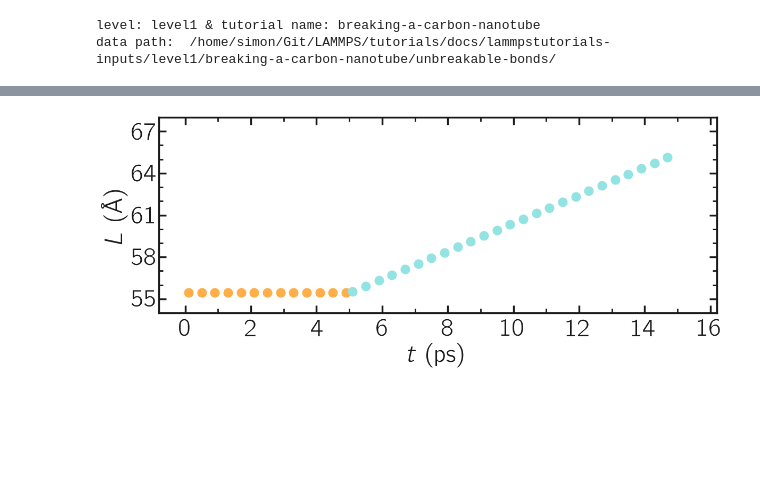
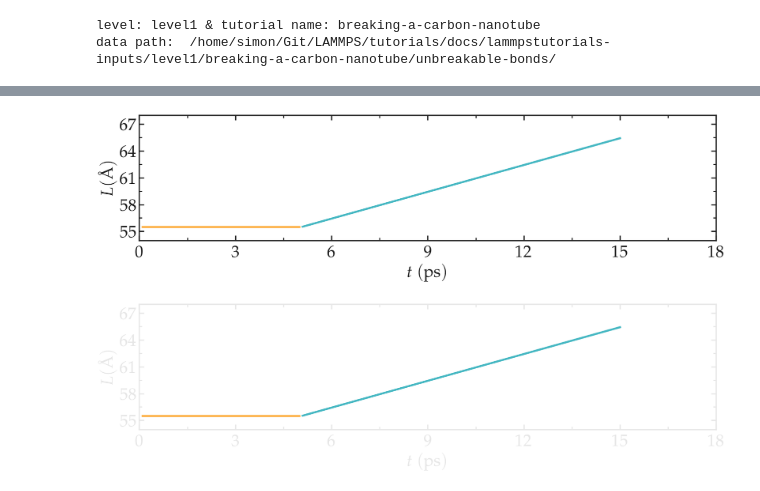
Before and after one commit to lammpstutorials/lammpstutorials.github.io, a Jupyter notebook: docs/sphinx/source/tutorials/figures/level1/breaking-a-carbon-nanotube/length-unbreakable-pyplot.ipynb, the cells around one changed output, grey strips where cells are left out. Saved outputs shown, nothing was run; the diff lists cells and outputs as text; code cells hidden in the pictures; blank space fills up the shorter version.

Commit message:
adjust figure creation to new pyplot scripts

```diff
--- a/docs/sphinx/source/tutorials/figures/level1/breaking-a-carbon-nanotube/length-unbreakable-pyplot.ipynb
+++ b/docs/sphinx/source/tutorials/figures/level1/breaking-a-carbon-nanotube/length-unbreakable-pyplot.ipynb
@@ -50,19 +28,26 @@ for mode, mygray in zip(['light', 'dark'], [colors["mylightgray"], colors["mydar
-# %%
-filename = "length-unbreakable-article"
-mode = 'light'
-mygray = colors["mylightgray"]
-fig = prepare_figure(mode, transparency = False, desired_figsize=(12,5), serif=False)
-ax, n, l_tot, c_tot = [], 0, 1, 1
-n += 1
-ax.append(plt.subplot(l_tot, c_tot, n))
-#line = np.arange(50, 70, 0.1)
-#ax[-1].plot(line*0+5, line, '--', color=mygray, linewidth=3.5)
-ax[-1].plot(time_0[::4], length_0[::4], 'o', color=colors["myorange"], markersize=12, linewidth=3.5)
-ax[-1].plot(time_1[::4], length_1[::4], 'o', color=colors["unisoncyan"], markersize=12, linewidth=3.5)
-complete_panel(ax[-1], r'$t ~ \mathrm{(ps)}$', r'$L ~ \mathrm{(\AA{})}$',
-                legend=False, axis_color=mygray, locator_y=3, xpad=8)
-set_boundaries(plt, x_ticks=np.arange(0, 18, 2), y_ticks=np.arange(55, 68, 3),
-                x_boundaries=(-0.8, 16.2), y_boundaries=(54, 68))
-save_figure(plt, fig, mode, git_path, path_figures, filename)
-# %% [output]
-[figure, removed]
+# %%
+filename = "length-unbreakable"
+for dark_mode in [False, True]:
+
+    # Initialise figure
+    myplt = PltTools()
+    myplt.prepare_figure(fig_size = (18,5), dark_mode = dark_mode,
+                        transparency = True, use_serif=True)
+    # Panel 1
+    myplt.add_panel()
+    #myplt.add_plot(y = force_0[::4], x = length_0[::4], type = "plot",
+    #                marker = "o", data_color = 1, markersize = 12)
+    myplt.add_plot(y = length_0, x = time_0, type = "plot",
+                    marker = "-", data_color = 1, markersize = 12)
+    myplt.add_plot(y = length_1, x = time_1, type = "plot",
+                    marker = "-", data_color = 0, markersize = 12)
+    myplt.complete_panel(ylabel = r'$L \mathrm{(\AA)}$',
+                            xlabel = r'$t ~ \mathrm{(ps)}$',
+                            xpad = 10, legend=False)
+    myplt.set_boundaries(x_ticks=np.arange(0, 18.1, 3.), y_ticks=np.arange(55, 68, 3),
+                        x_boundaries=(0, 18), y_boundaries=(54, 68))
+    # Finish figure
+    myplt.save_figure(filename = filename, saving_path = './')
+# %% [output]
+[figure, added]
+[figure, added]
```
Also changed, not shown: parts of 4 cells of this notebook, 1 other file.
